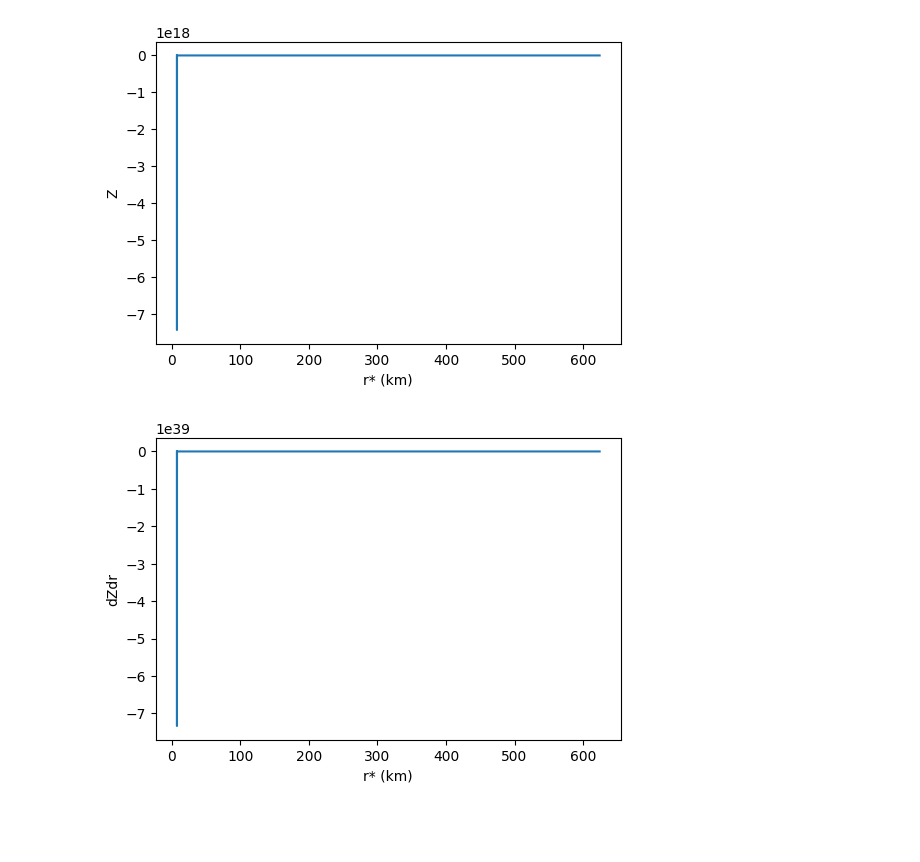
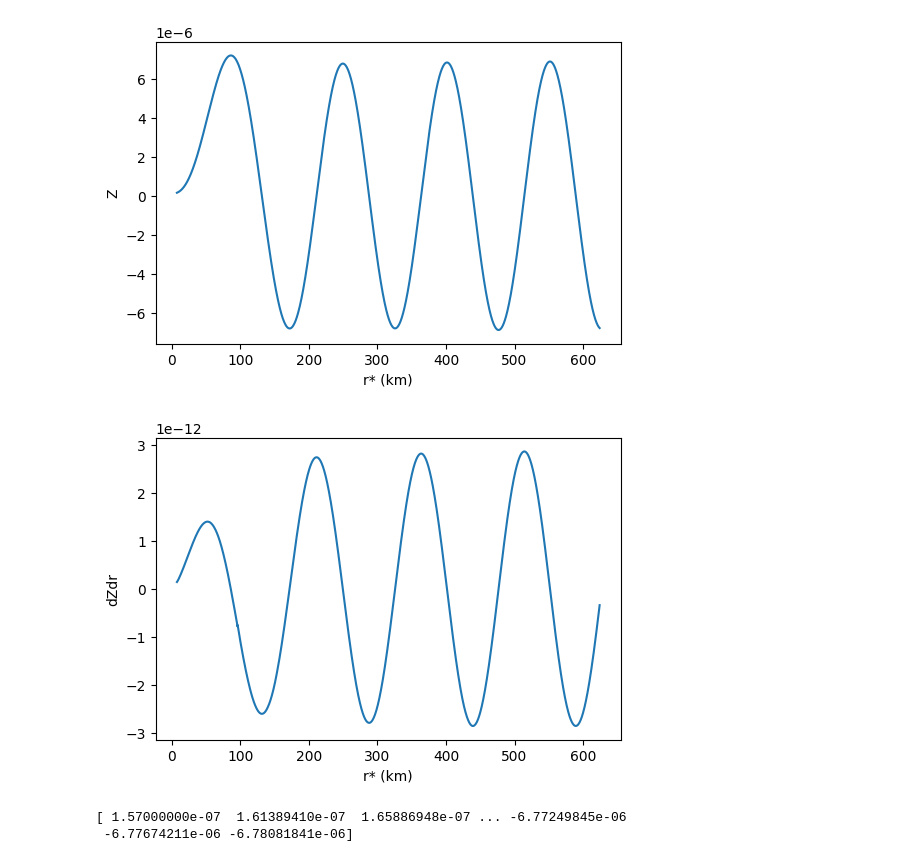
Before and after one commit to utkarsh7236/fmodes, a Jupyter notebook: Zerilli1.ipynb, the cells around one changed output. Cells and saved outputs as stored; diff of their text form; code cells hidden in the pictures; blank space fills up the shorter version.

```diff
--- a/Zerilli1.ipynb
+++ b/Zerilli1.ipynb
@@ -66,44 +71,56 @@ plt.show()
 # %%
-# 1983 Version
-# def V_z2(r, m_R, nl):
-#     G_c2 = G/(c**2)
-#     num = (1-2*G_c2*m_R/r)
-#     dem = (r**3)*(nl*r+3*G_c2*m_R)**2
-#     fac = 2*nl**2*(nl+1)*(r**3) + 6*G_c2*(nl**2)*m_R*(r**2)+18*(G_c2**2)*nl+(m_R**2)*r+18*(G_c2**3)*(m_R**3)
-#     return fac * num/dem
-
+# # 1983 Version
 def r_star_func(r, m_R):
     return r + 2 * (G/(c**2)) * m_R * np.log(abs((r*(c**2))/(2*G*m_R) - 1))
 
-def zerilli2(u, r_star, omega):
+def V_z2(r, m_R, nl):
+    G_c2 = G/(c**2)
+    num = (1-2*G_c2*m_R/r)
+    dem = (r**3)*((nl*r+3*G_c2*m_R)**2)
+    fac1 = 2*nl**2*(nl+1)*(r**3)
+    fac2 = 6*(G_c2**1)*(nl**2)*m_R*(r**2)
+    fac3 = 18*(G_c2**2)*nl*(m_R**2)*r
+    fac4 = 18*(G_c2**3)*(m_R**3)
+    fac = fac1 + fac2 + fac3 + fac4
+    ret = fac * num/dem
+    return ret
+
+def zerilli3(u, r_star, omega):
     z, dZdr_star = u
-    c_star = r_star_func(c, m_R)
     m = m_R
-    d2Zdr2_star = z * (V_z2(r_star, m_R, nl) - omega*np.conj(omega)/(c_star**2))
+    d2Zdr2_star = z * (V_z2(r_star, m_R, nl) - omega*np.conj(omega)/(c**2))
     ret = [dZdr_star, d2Zdr2_star] # dZ/dr*, d2Z/dr*2
     return ret
 # %%
 omega = 2e3*2*np.pi
-z0 = [-0.004, -0.004]
+z0 = [1.57e-07, 1.46e-13]
 
 # From surface to inf
-r_vals = np.linspace(r_R, 25 * c / omega, 20000)
-# r_vals = np.linspace(r_R, 2* r_R, 20000)
+r_vals = np.linspace(r_R, 25 * c / omega, 5000)
 r_star_vals = r_star_func(r_vals, m_R)
-sol = odeint(zerilli2, y0 = z0, t = r_star_vals, args = (omega,))
+sol = odeint(zerilli3, y0 = z0, t = r_star_vals, args = (omega,))
+
 z, dzdr_star = sol.T
+
+lim = 1
 
 plt.figure(dpi = 100)
 plt.plot(r_star_vals/km2cm, z)
 plt.xlabel("r* (km)")
 plt.ylabel("Z")
+# plt.ylim(-lim, lim)
 plt.show()
 
 plt.figure(dpi = 100)
 plt.plot(r_star_vals/km2cm, dzdr_star)
 plt.xlabel("r* (km)")
 plt.ylabel("dZdr")
+# plt.ylim(-lim, lim)
 plt.show()
+
+print(z)
 # %% [output]
-[figure, old version]
+[figure, new version]
-[figure, old version]
+[figure, new version]
+[ 1.57000000e-07  1.61389410e-07  1.65886948e-07 ... -6.77249845e-06
+ -6.77674211e-06 -6.78081841e-06]
```
Also changed, not shown: parts of 1 cell of this notebook, 1 other file.
